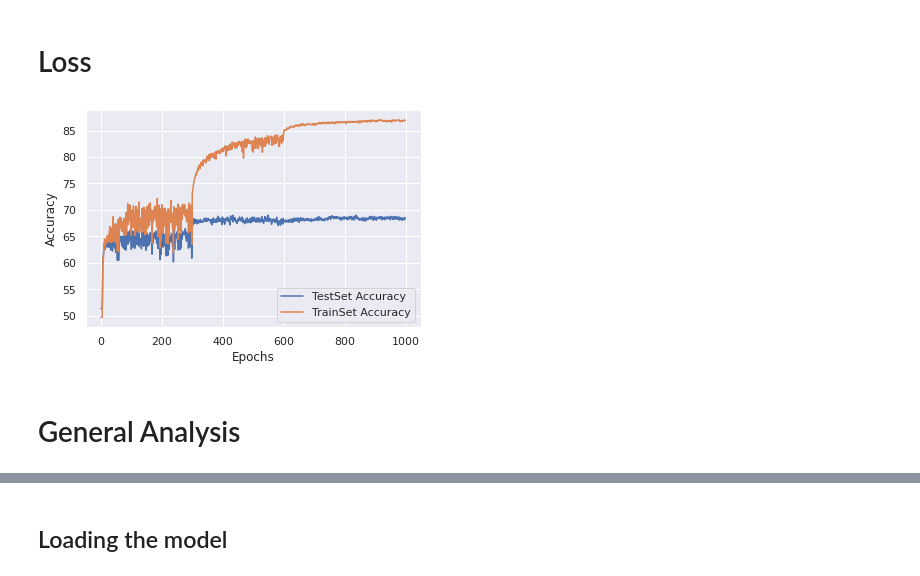
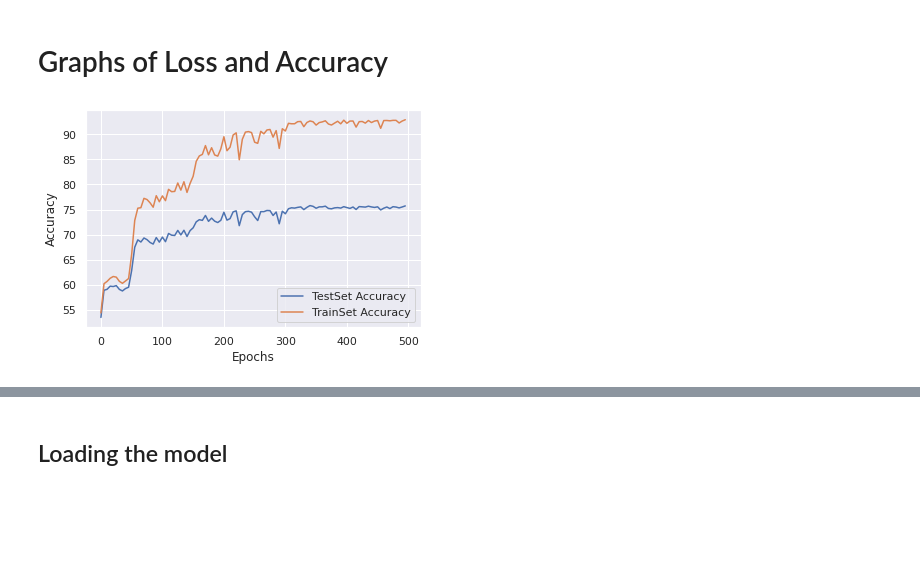
Before and after one commit to FrancescoMorri/Language_Classifcation, a Jupyter notebook: notebooks/Data_Analysis.ipynb, the cells around one changed output, grey strips where cells are left out. Saved outputs shown, nothing was run; the diff lists cells and outputs as text; code cells hidden in the pictures; blank space fills up the shorter version.

```diff
--- a/notebooks/Data_Analysis.ipynb
+++ b/notebooks/Data_Analysis.ipynb
@@ -13,18 +13,16 @@ PATH = "/content/drive/MyDrive/language/"
 # %%
 words = pd.read_csv(PATH+"words_all_unique.csv", usecols=['spelling', 'lexicality'])
 # %% [markdown]
-# Loss
+# Graphs of Loss and Accuracy
 # %%
-data = np.loadtxt(PATH+"graphs/feed_forward_5chars_MSE_2.csv")
+data = np.loadtxt(PATH+"graphs/feed_forward_12chars_MSE_2.csv")
 plt.plot(data[:,0], data[:,2], label="TestSet Accuracy")
 plt.plot(data[:,0], data[:,3], label="TrainSet Accuracy")
 plt.legend()
 plt.xlabel("Epochs")
 plt.ylabel("Accuracy")
 #plt.yscale("log")
-#plt.savefig(PATH+"graphs/MSE_2_acc.png", bbox_inches='tight')
+plt.savefig(PATH+"graphs/MSE_12chars_best_2.png", bbox_inches='tight')
 plt.show()
 # %% [output]
-[figure, old version]
+[figure, new version]
-# %% [markdown]
-# General Analysis
```
Also changed, not shown: parts of 18 cells of this notebook.
